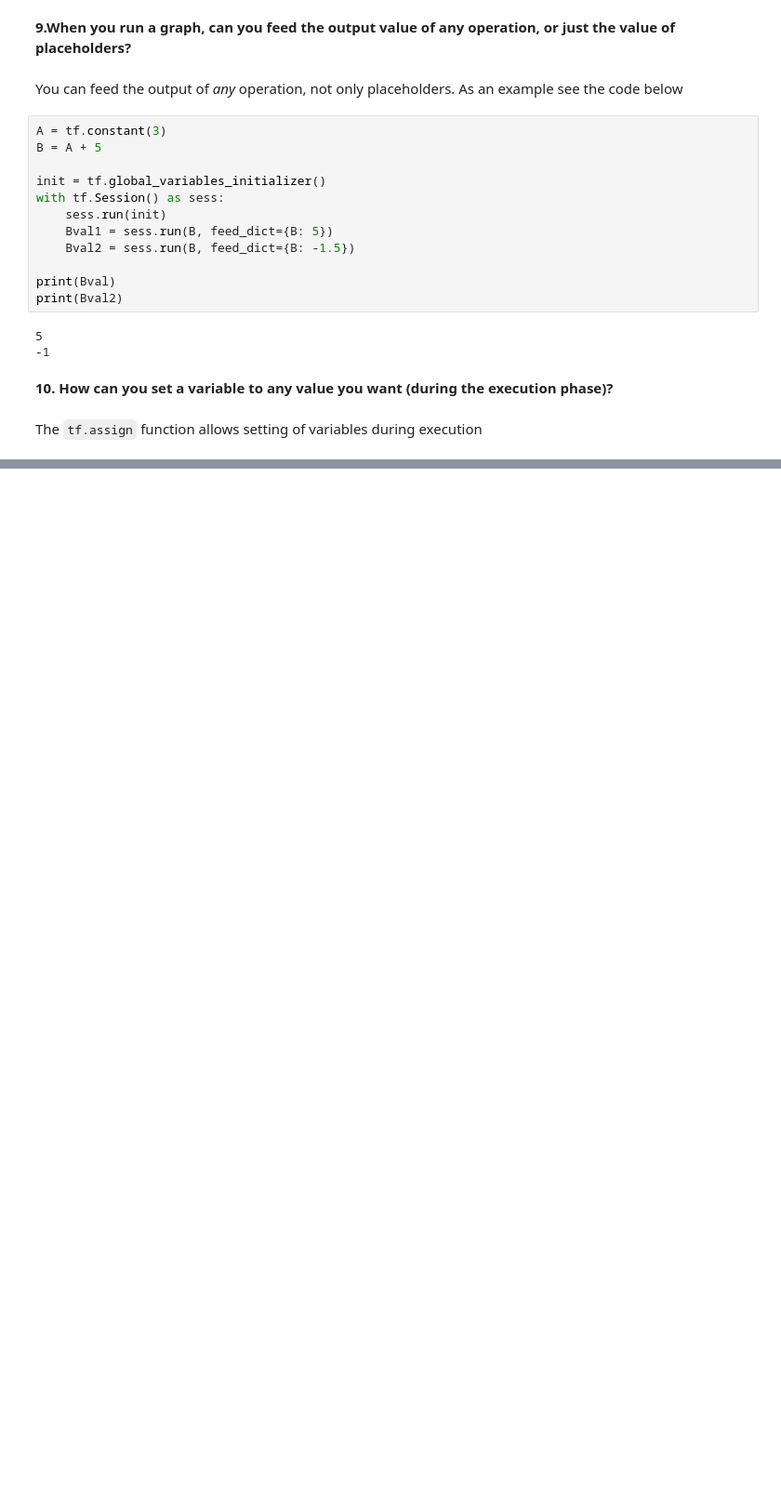
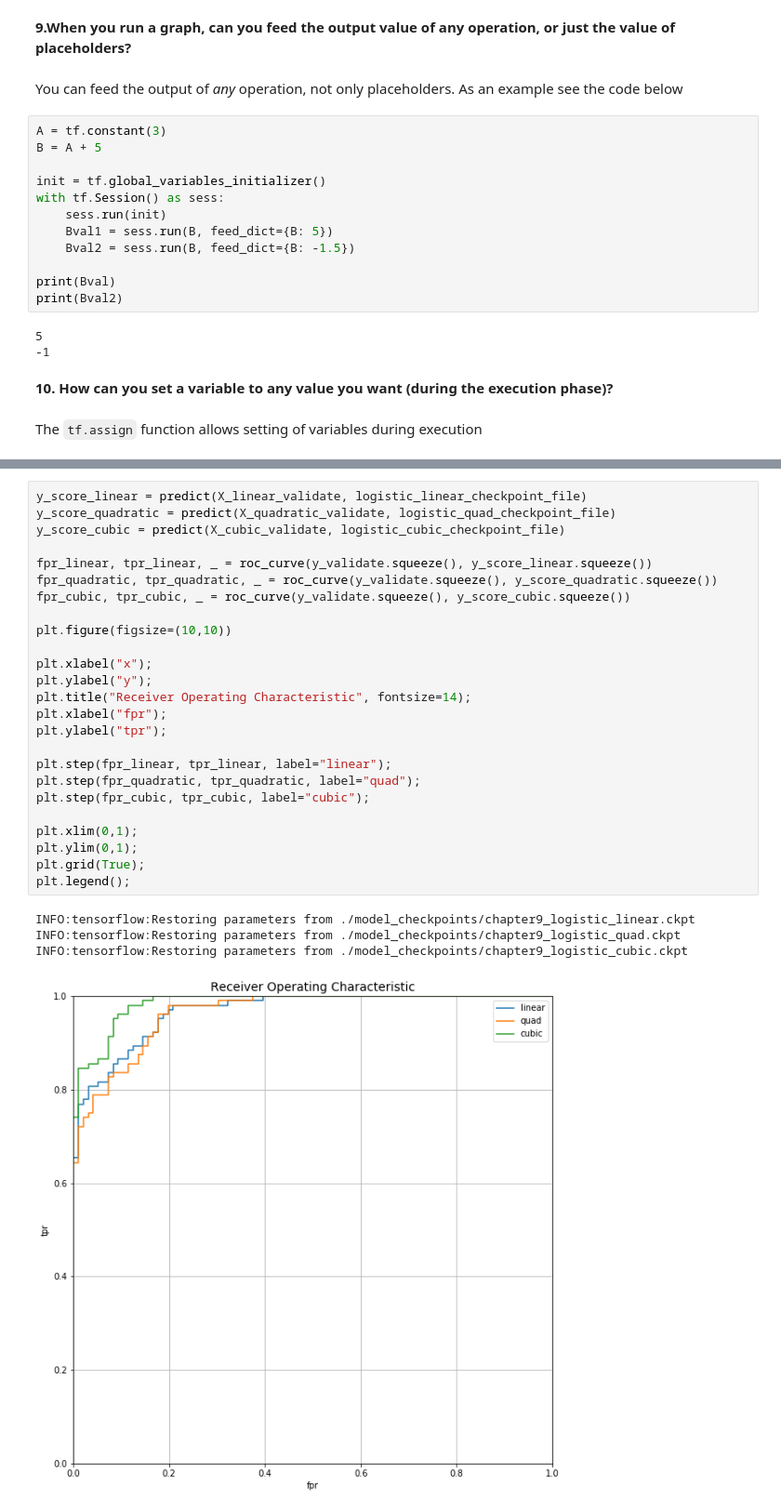
Before and after one commit to chaaland/HandOnML, a Jupyter notebook: Chapter9/Chapter9.ipynb, the cells around one changed output, grey strips where cells are left out. Shown at 93% size. Drawn from its saved outputs; the diff is of its cells as text; blank space fills up the shorter version.

```diff
--- a/Chapter9/Chapter9.ipynb
+++ b/Chapter9/Chapter9.ipynb
@@ -474,0 +478,30 @@ plt.grid(True);
+# %%
+y_score_linear = predict(X_linear_validate, logistic_linear_checkpoint_file)
+y_score_quadratic = predict(X_quadratic_validate, logistic_quad_checkpoint_file)
+y_score_cubic = predict(X_cubic_validate, logistic_cubic_checkpoint_file)
+
+fpr_linear, tpr_linear, _ = roc_curve(y_validate.squeeze(), y_score_linear.squeeze())
+fpr_quadratic, tpr_quadratic, _ = roc_curve(y_validate.squeeze(), y_score_quadratic.squeeze())
+fpr_cubic, tpr_cubic, _ = roc_curve(y_validate.squeeze(), y_score_cubic.squeeze())
+
+plt.figure(figsize=(10,10))
+
+plt.xlabel("x");
+plt.ylabel("y");
+plt.title("Receiver Operating Characteristic", fontsize=14);
+plt.xlabel("fpr");
+plt.ylabel("tpr");
+
+plt.step(fpr_linear, tpr_linear, label="linear");
+plt.step(fpr_quadratic, tpr_quadratic, label="quad");
+plt.step(fpr_cubic, tpr_cubic, label="cubic");
+
+plt.xlim(0,1);
+plt.ylim(0,1);
+plt.grid(True);
+plt.legend();
+# %% [output]
+INFO:tensorflow:Restoring parameters from ./model_checkpoints/chapter9_logistic_linear.ckpt
+INFO:tensorflow:Restoring parameters from ./model_checkpoints/chapter9_logistic_quad.ckpt
+INFO:tensorflow:Restoring parameters from ./model_checkpoints/chapter9_logistic_cubic.ckpt
+[figure, added]
```
Also changed, not shown: parts of 21 cells of this notebook.
